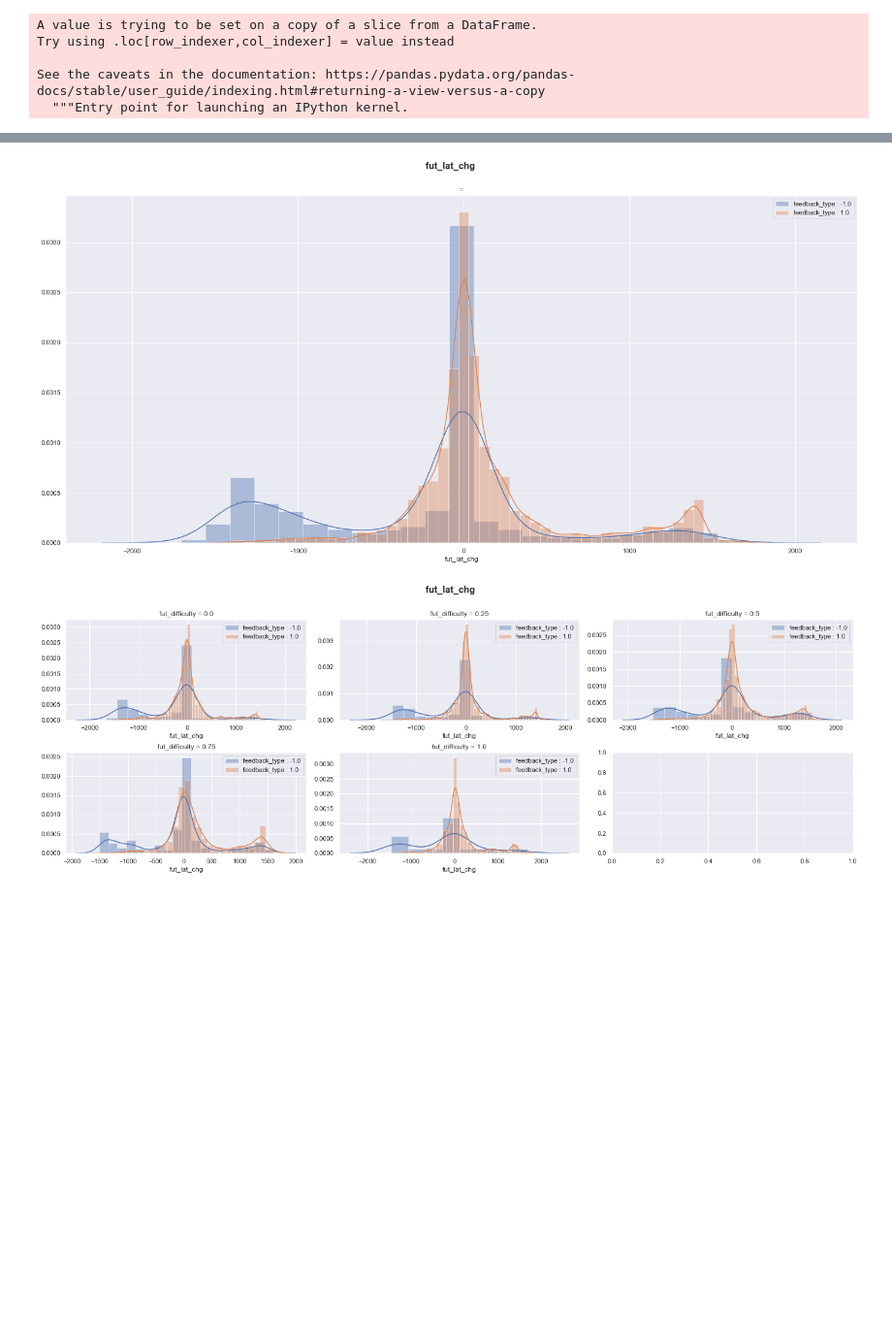
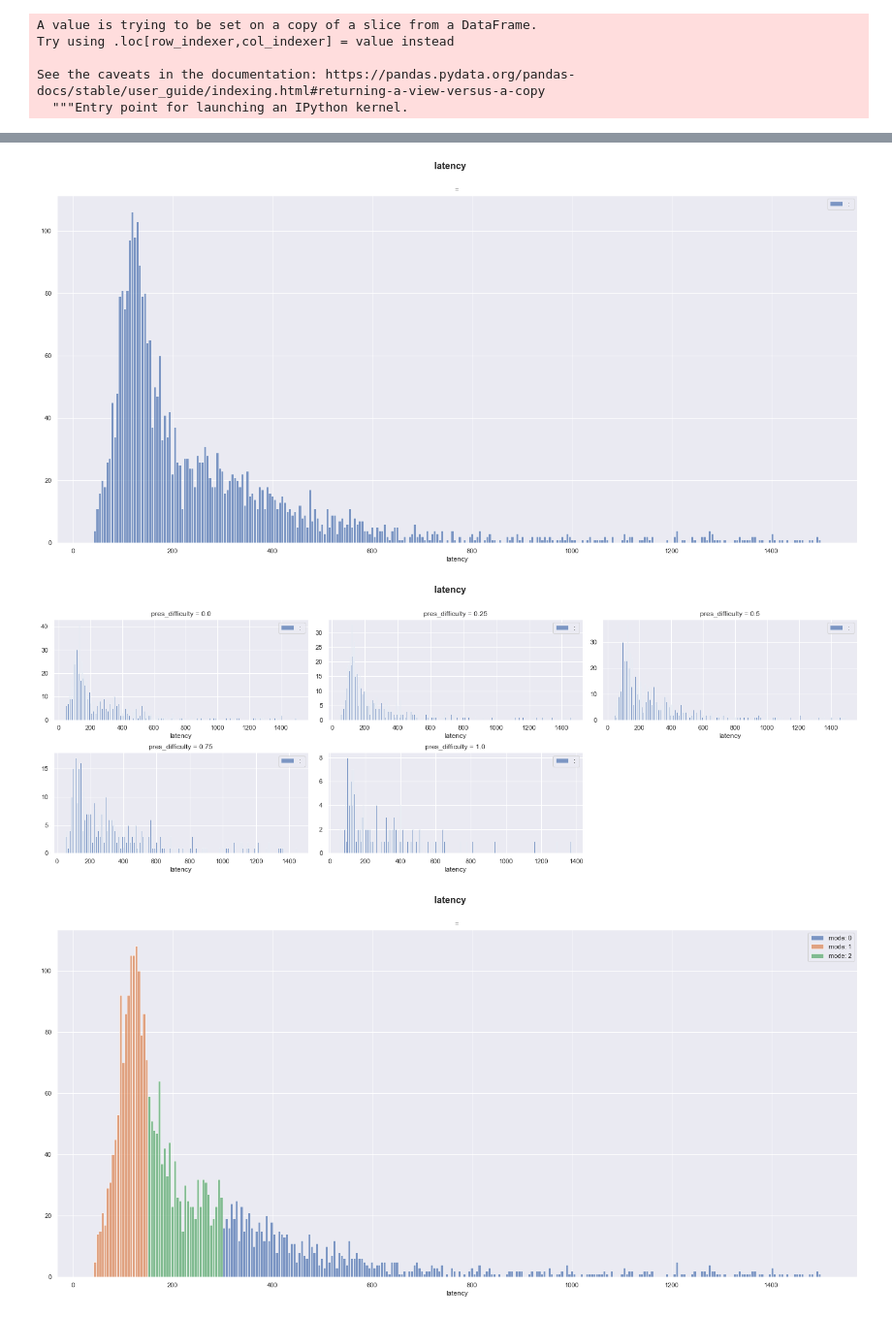
Before and after one commit to jordanlei/neuromatch-project, a Jupyter notebook: garretts_model_corner.ipynb, the cells around one changed output, grey strips where cells are left out. Shown at 97% size. Saved outputs shown, nothing was run; the diff lists cells and outputs as text; code cells hidden in the pictures; blank space fills up the shorter version.

```diff
--- a/garretts_model_corner.ipynb
+++ b/garretts_model_corner.ipynb
@@ -137,9 +137,8 @@ def histograms(df, x, by: str = '', fig:str = '', sub:str = '', filter_:dict = N
                     df_by = df_sub[df_sub[by] == by_val]
                 else:
                     df_by = df_sub
-
-                sns.distplot(df_by[x],label = by + ' : ' + str(by_val),norm_hist=True)
-#                     plt.hist(x = x, data = df_filtered[df_filtered[by]==val], density = True, alpha = 0.7, label = "%s: %s"%(by, val), bins = 15)
+#                 plt.hist(df_by[x],label = by + ' : ' + str(by_val),norm_hist=True)
+                plt.hist(x = x, data = df_by,alpha = 0.7, label = "%s: %s"%(by, by_val),bins=int(np.floor(np.ptp(df_by[x].to_numpy())/20)))
                 plt.xlabel(x)
                 plt.legend()
                 plt.title(str(sub) + ' = ' + str(sub_val))
@@ -155,3 +154,10 @@ Try using .loc[row_indexer,col_indexer] = value instead
 
 See the caveats in the documentation: https://pandas.pydata.org/pandas-docs/stable/user_guide/indexing.html#returning-a-view-versus-a-copy
   """Entry point for launching an IPython kernel.
+# %%
+train['mode'] = 0
+train['mode'][train['latency']<150] = 1
+train_2 = (train['latency']>=150).to_numpy() & (train['latency']<300).to_numpy()
+train['mode'][train_2] = 2
+# train_2 = train_2['latency']<300
+# train['mode'][train_2] = 2
@@ -158,12 +178,16 @@ See the caveats in the documentation: https://pandas.pydata.org/pandas-docs/stab
 # %%
 sns.set()
-f = {"go_trial": True, "fut_go_trial": True}
-# histograms(train, x="fut_lat_chg", by= "feedback_type",filter_ = f)
-# histograms(train, x="latency", by= "feedback_type",filter_ = f)
-histograms(train, x="lat_chg",filter_ = f)
-histograms(train, x="lat_chg", by= "feedback_type",filter_ = f)
-histograms(train, x="lat_chg", sub="pres_difficulty",by= "feedback_type", filter_ = f)
-# histograms(train, x="latency", sub="pres_difficulty",by= "feedback_type", filter_ = f)
+f = {"go_trial": True, "fut_go_trial": True,"feedback_type":1.0}
+histograms(train, x="latency", filter_ = f)
+histograms(train, x="latency", sub="pres_difficulty", filter_ = f)
+
+f = {"go_trial": True, "fut_go_trial": True,"feedback_type":1.0}
+histograms(train, x="latency", by= "mode",filter_ = f)
+histograms(train, x="latency", sub="pres_difficulty",by= "mode", filter_ = f)
+# histograms(train, x="lat_chg",filter_ = f)
+# histograms(train, x="lat_chg", by= "feedback_type",filter_ = f)
+# histograms(train, x="lat_chg", sub="pres_difficulty",by= "feedback_type", filter_ = f)
 # %% [output]
-[figure, old version]
+[figure, new version]
-[figure, old version]
+[figure, new version]
+[figure, added]
```
Also changed, not shown: parts of 2 cells of this notebook.
